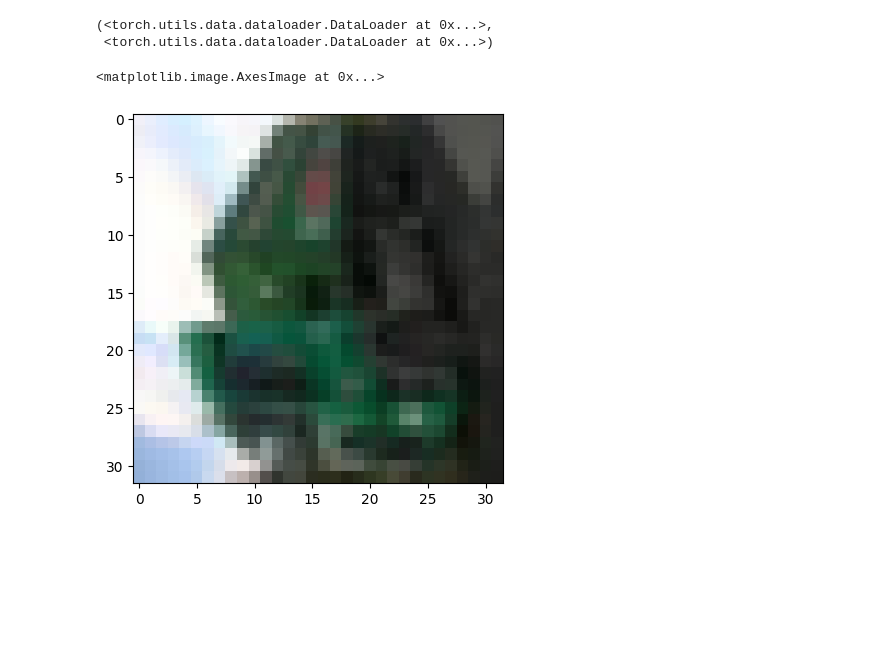
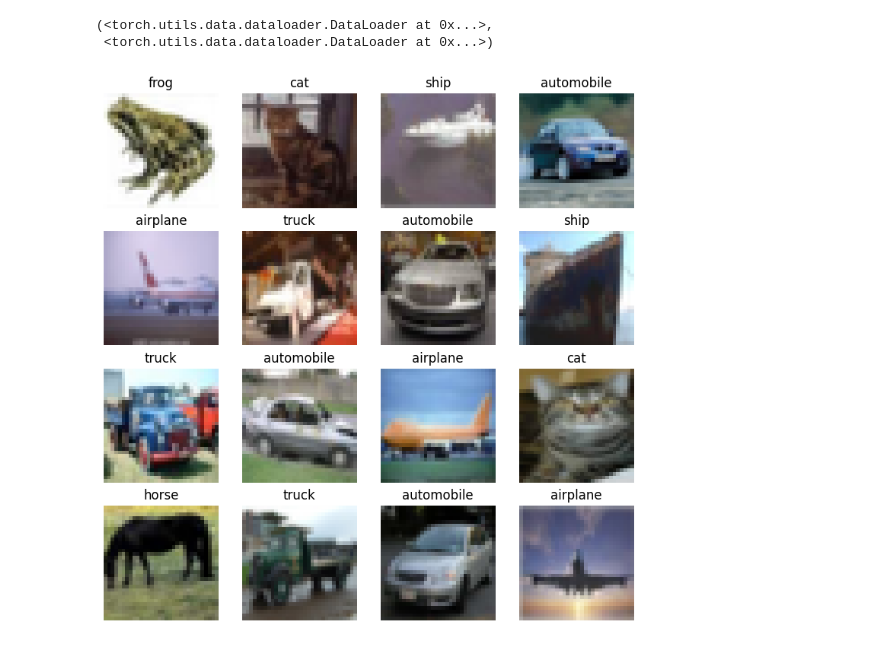
Before and after one commit to AI-Gio/resnet_implementation, a Jupyter notebook: resnet.ipynb, the cells around one changed output. Drawn from its saved outputs; the diff is of its cells as text; code cells hidden in the pictures; blank space fills up the shorter version.

Commit message:
visualize data

```diff
--- a/resnet.ipynb
+++ b/resnet.ipynb
@@ -73,6 +70,15 @@ images, labels = next(iter(train_dataloader))
-# %%
-fig = plt.figure(figsize=(9,9))
-rows, cols = 4, 4
-# %% [output]
-<matplotlib.image.AxesImage at 0x...>
-[figure, removed]
+# %%
+class_names = train_data.classes
+# %%
+fig = plt.figure(figsize=(9,9))
+rows, cols = 4, 4
+
+for i in range(1, rows * cols + 1):
+    random_idx = torch.randint(0, len(train_data), size=[1]).item()
+    img, label = train_data[random_idx]
+    fig.add_subplot(rows, cols, i)
+    plt.imshow(img.squeeze().permute(1, 2, 0), cmap="gray")
+    plt.title(class_names[label])
+    plt.axis(False)
+# %% [output]
+[figure, added]
```
Also changed, not shown: parts of 2 cells of this notebook.
